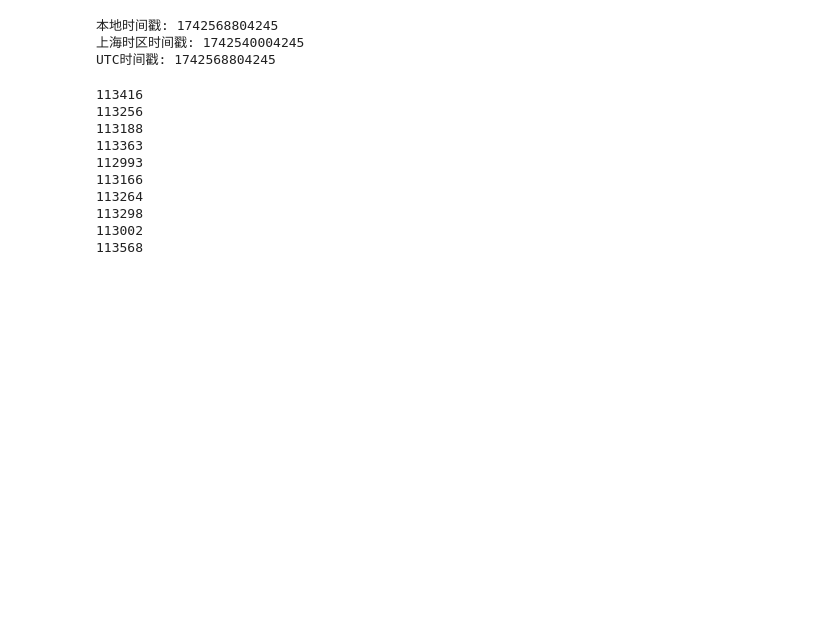
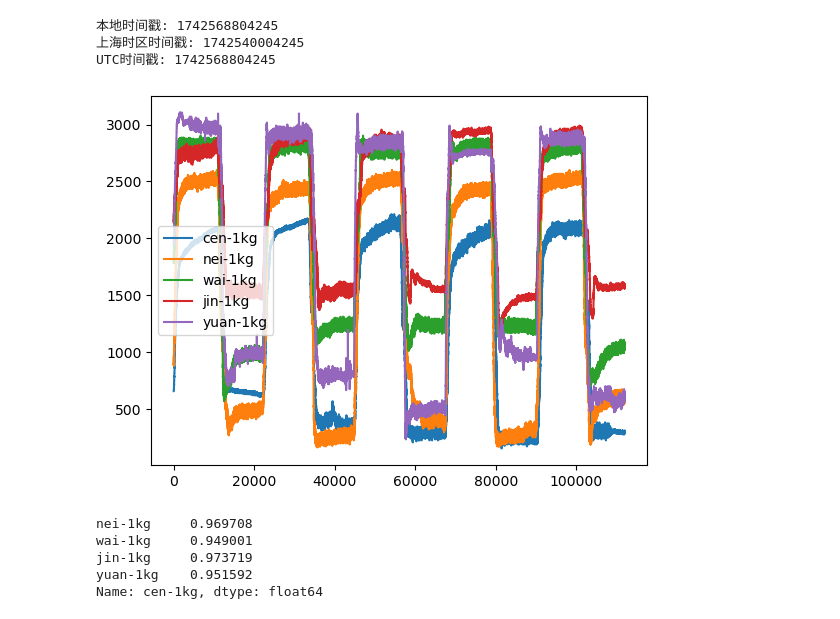
Before and after one commit to WynminMark/FMG-sEMG-processing, a Jupyter notebook: signal_seg.ipynb, the cells around one changed output. Cells and saved outputs as stored; diff of their text form; code cells hidden in the pictures; blank space fills up the shorter version.

```diff
--- a/signal_seg.ipynb
+++ b/signal_seg.ipynb
@@ -74,17 +75,27 @@ for file_name in file_name_lst:
 
     # 根据时间戳筛选数据，channel 1是FMG信号数据，将series重命名为file_name保存在lst中，方便之后进行合并
     filtered_signal_lst.append(raw_data[(raw_data['timestamp'] >= start_t_stamp) & (raw_data['timestamp'] <= end_t_stamp)][1].rename(file_name))
-# %%
-for i in filtered_signal_lst:
-    print(len(i))
-# %% [output]
-113416
-113256
-113188
-113363
-112993
-113166
-113264
-113298
-113002
-113568
+# %%
+# 选取series的前112000个点，去除series原来的index，合并为df
+final_df = pd.concat([s.head(112000).reset_index(drop=True) for s in filtered_signal_lst], axis=1, ignore_index=True)
+final_df.columns = file_name_lst
+# %%
+# 选择1kg组，计算各列数据的相关系数
+columns_of_interest = ['cen-1kg', 'nei-1kg', 'wai-1kg','jin-1kg', 'yuan-1kg']
+
+final_df[columns_of_interest].plot()
+plt.show()
+
+# 计算相关系数矩阵
+correlation_matrix = final_df[columns_of_interest].corr()
+
+# 获取各列与目标列的相关性
+target_correlations = correlation_matrix['cen-1kg'].drop('cen-1kg')
+print(target_correlations)
+# %% [output]
+[figure, added]
+nei-1kg     0.969708
+wai-1kg     0.949001
+jin-1kg     0.973719
+yuan-1kg    0.951592
+Name: cen-1kg, dtype: float64
```
Also changed, not shown: parts of 5 cells of this notebook.
